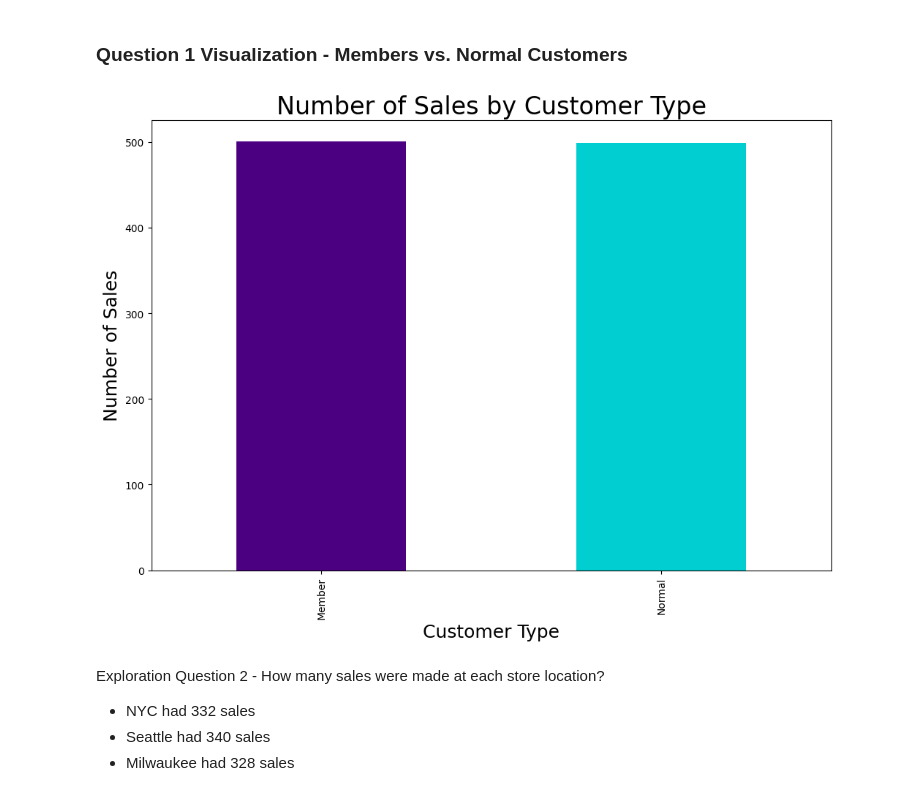
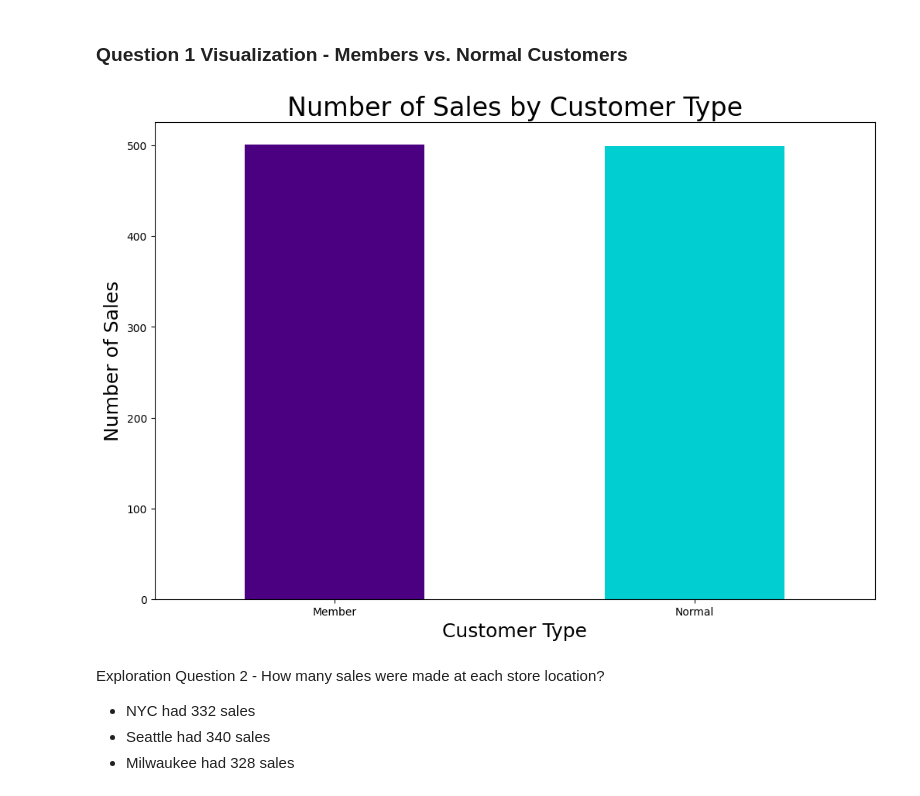
Before and after one commit to ambsthebear/Bear-Exploratory-Data-Analysis, a Jupyter notebook: sales_data_exploration.ipynb, the cells around one changed output. Cells and saved outputs as stored; diff of their text form; code cells hidden in the pictures.

```diff
--- a/sales_data_exploration.ipynb
+++ b/sales_data_exploration.ipynb
@@ -124,11 +124,12 @@ normal_sales = joined_sales_df[joined_sales_df["Customer_Type"] == "Normal"]
 # %%
 #viz1- How many sales were made for members vs. normal customers?
 joined_sales_df.groupby("Customer_Type").size().plot(kind="bar", figsize= (12,8), color= ["#4b0082", "#00ced1"])
 plt.title("Number of Sales by Customer Type", fontsize=24)
 plt.xlabel("Customer Type", fontsize=18)
-plt.ylabel ("Number of Sales", fontsize=18);
+plt.ylabel ("Number of Sales", fontsize=18)
+plt.xticks(rotation="horizontal");
 # %% [output]
-[figure, old version]
+[figure, new version]
 # %% [markdown]
 Exploration Question 2 - How many sales were made at each store location?
 - NYC had 332 sales
```
Also changed, not shown: parts of 8 cells of this notebook.
